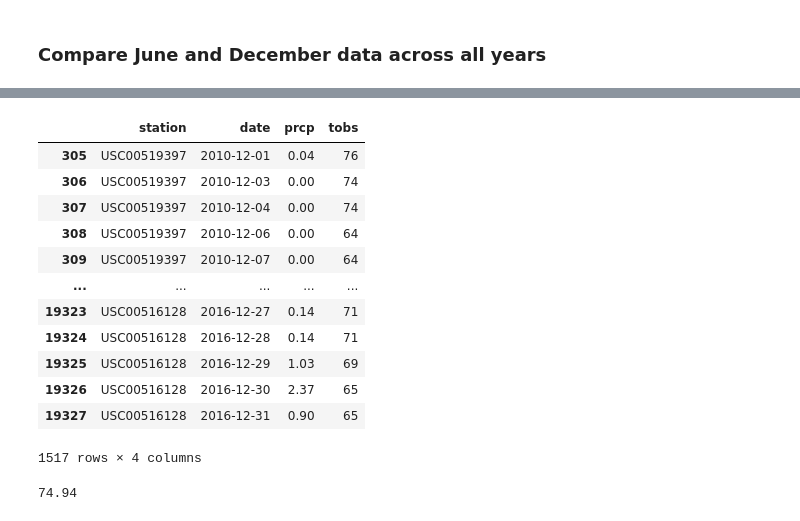
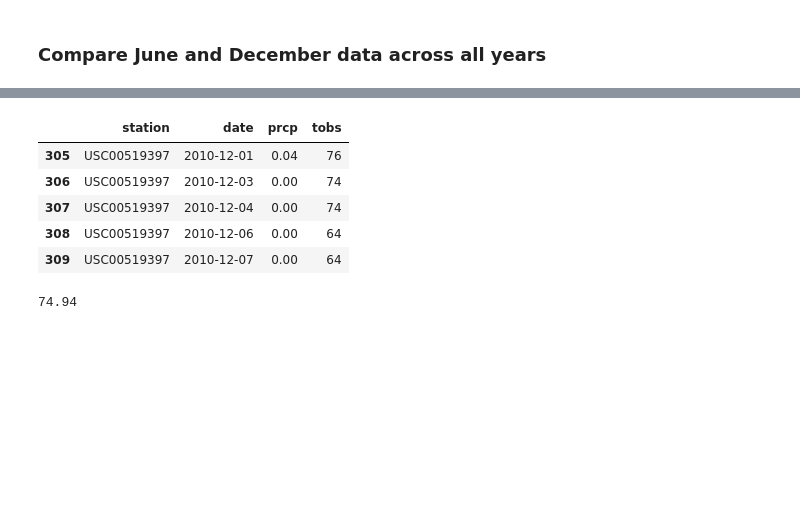
Before and after one commit to SHdimenson/SQLAlchemy-Challenge, a Jupyter notebook: temp_analysis_bonus_1_starter.ipynb, the cells around one changed output, grey strips where cells are left out. Drawn from its saved outputs; the diff is of its cells as text; code cells hidden in the pictures; blank space fills up the shorter version.

```diff
--- a/temp_analysis_bonus_1_starter.ipynb
+++ b/temp_analysis_bonus_1_starter.ipynb
@@ -71,18 +64,11 @@ june_df
 # %%
 dec_df = df.loc[(pd.DatetimeIndex(df['date']).month == 12)]
-dec_df
+dec_df.head()
 # %% [output]
 |  | station | date | prcp | tobs |
 | 305 | USC00519397 | 2010-12-01 | 0.04 | 76 |
 | 306 | USC00519397 | 2010-12-03 | 0.00 | 74 |
 | 307 | USC00519397 | 2010-12-04 | 0.00 | 74 |
 | 308 | USC00519397 | 2010-12-06 | 0.00 | 64 |
 | 309 | USC00519397 | 2010-12-07 | 0.00 | 64 |
-| ... | ... | ... | ... | ... |
-| 19323 | USC00516128 | 2016-12-27 | 0.14 | 71 |
-| 19324 | USC00516128 | 2016-12-28 | 0.14 | 71 |
-| 19325 | USC00516128 | 2016-12-29 | 1.03 | 69 |
-| 19326 | USC00516128 | 2016-12-30 | 2.37 | 65 |
-| 19327 | USC00516128 | 2016-12-31 | 0.90 | 65 |
-1517 rows × 4 columns
 # %%
```
Also changed, not shown: parts of 5 cells of this notebook, 2 other files.
